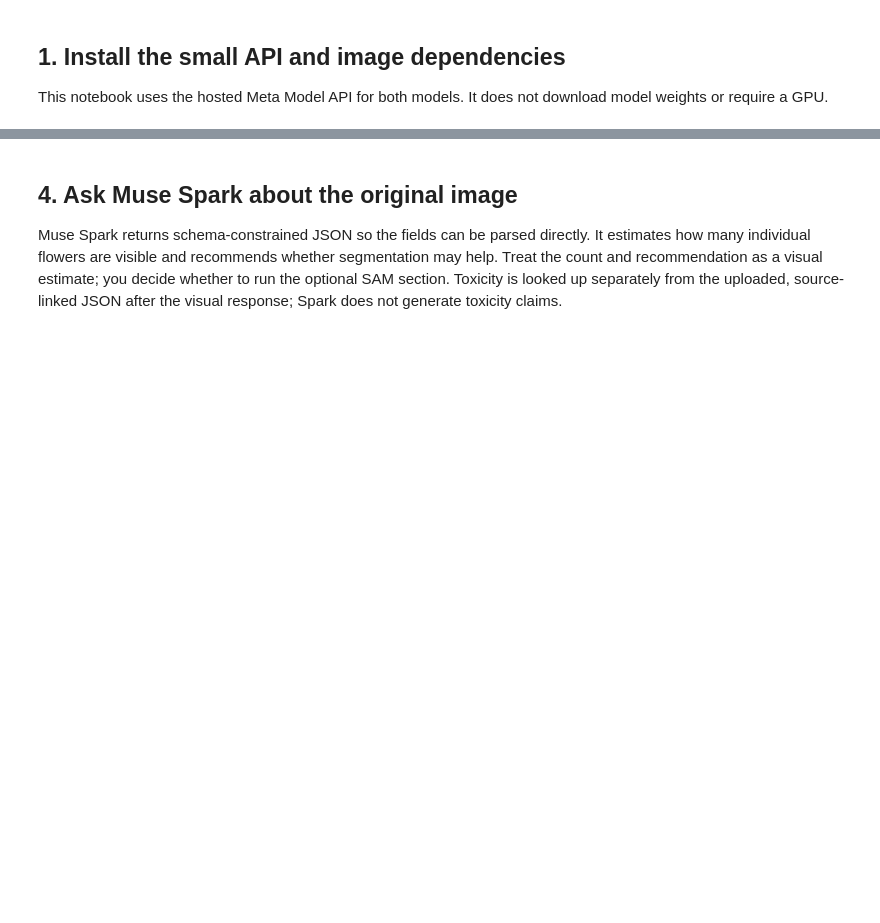
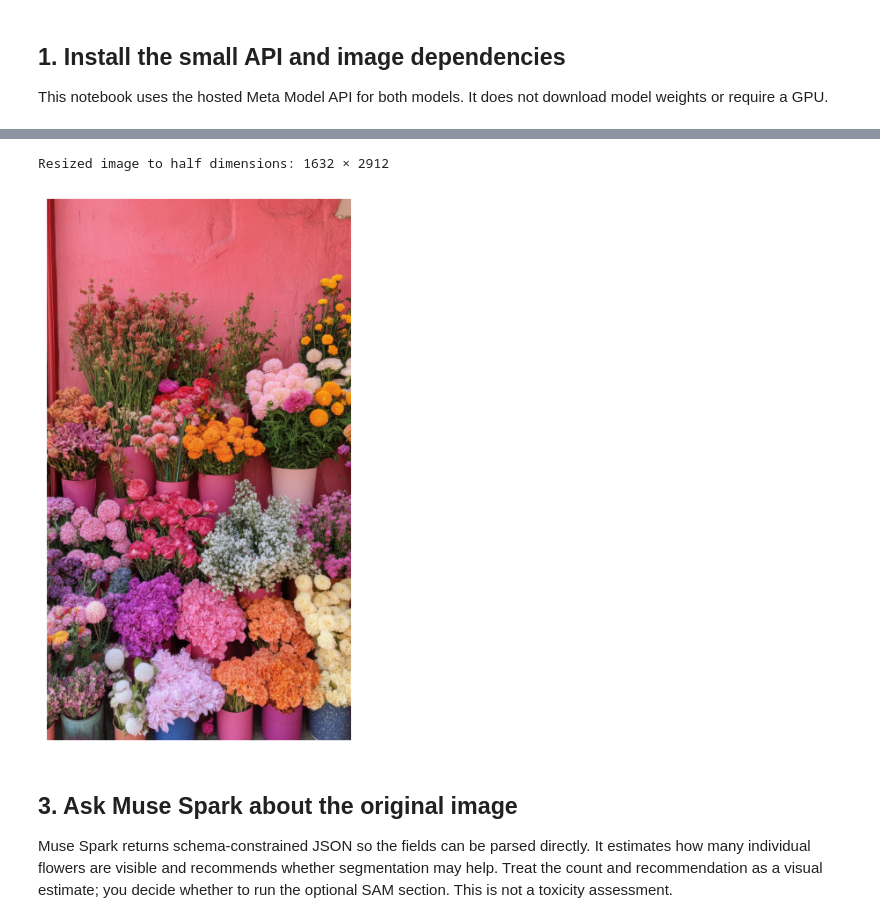
Before and after one commit to vmirchev/petsafe-plants, a Jupyter notebook: notebooks/07_Upload_Spark_SAM_Flow.ipynb, the cells around one changed output, grey strips where cells are left out. Cells and saved outputs as stored; diff of their text form; code cells hidden in the pictures; blank space fills up the shorter version.

```diff
--- a/notebooks/07_Upload_Spark_SAM_Flow.ipynb
+++ b/notebooks/07_Upload_Spark_SAM_Flow.ipynb
@@ -158,4 +86,17 @@ plt.axis("off");
+# %%
+new_size = (image.width // 2, image.height // 2)
+image = image.resize(new_size, Image.Resampling.LANCZOS)
+image_bytes = to_png_bytes(image)
+original_data_url = image_data_url(image_bytes, "image/png")
+
+print(f"Resized image to half dimensions: {image.width} × {image.height}")
+plt.figure(figsize=(8, 8))
+plt.imshow(image)
+plt.axis("off");
+# %% [output]
+Resized image to half dimensions: 1632 × 2912
+[figure, added]
 # %% [markdown]
-## 4. Ask Muse Spark about the original image
+## 3. Ask Muse Spark about the original image
 
-Muse Spark returns schema-constrained JSON so the fields can be parsed directly. It estimates how many individual flowers are visible and recommends whether segmentation may help. Treat the count and recommendation as a visual estimate; you decide whether to run the optional SAM section. Toxicity is looked up separately from the uploaded, source-linked JSON after the visual response; Spark does not generate toxicity claims.
+Muse Spark returns schema-constrained JSON so the fields can be parsed directly. It estimates how many individual flowers are visible and recommends whether segmentation may help. Treat the count and recommendation as a visual estimate; you decide whether to run the optional SAM section. This is not a toxicity assessment.
```
Also changed, not shown: parts of 13 cells of this notebook, 13 other files.
